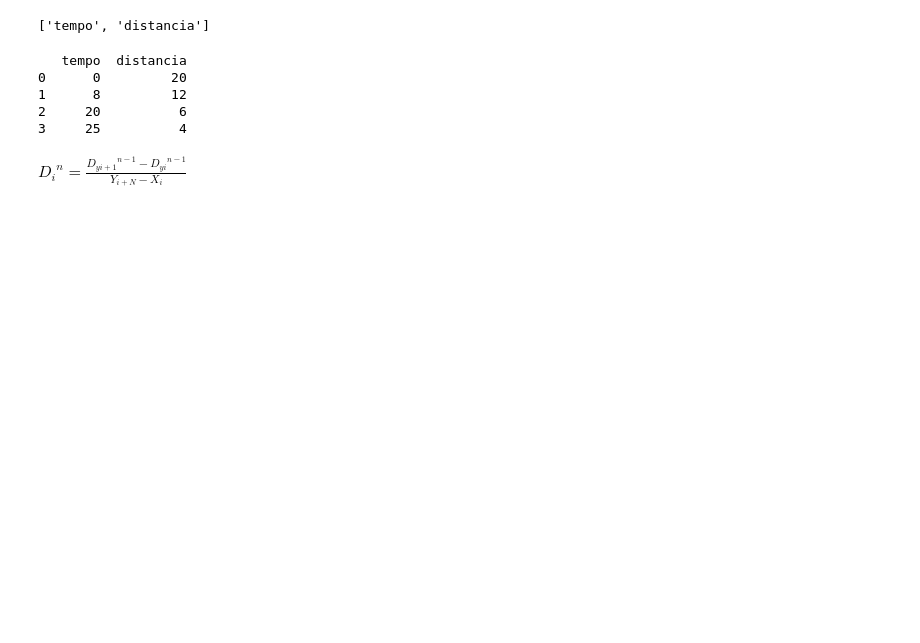
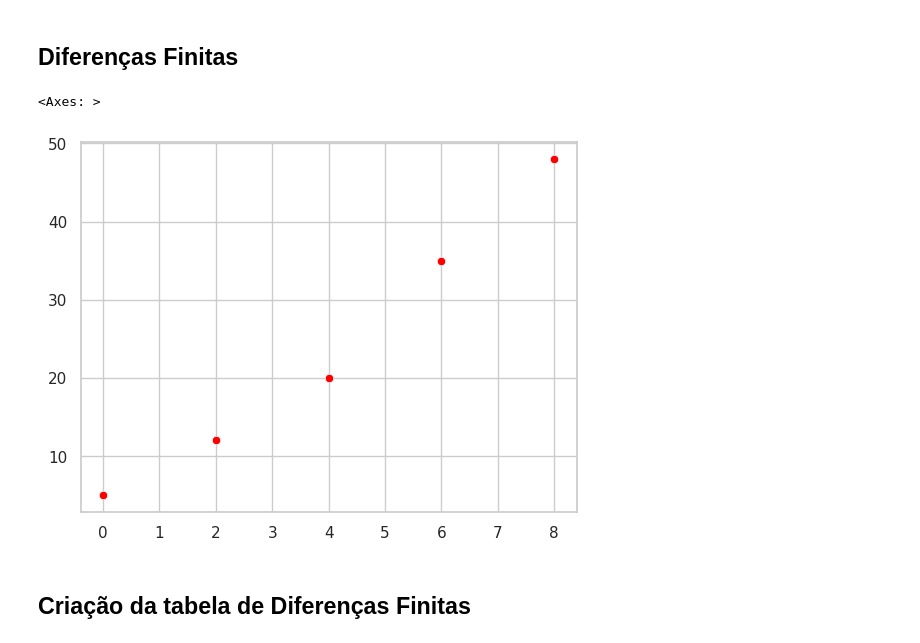
Before and after one commit to YuzuruTK/Numeric-Methods, a Jupyter notebook: interpolation/interpolation_finite_differences.ipynb, the cells around one changed output. Drawn from its saved outputs; the diff is of its cells as text; code cells hidden in the pictures; blank space fills up the shorter version.

```diff
--- a/interpolation/interpolation_finite_differences.ipynb
+++ b/interpolation/interpolation_finite_differences.ipynb
@@ -88,22 +1,21 @@ dataframe = pd.read_csv(csv_folder+csv_name+".csv")
-# %%
-print(dataframe.columns.to_list())
-
-column_x = "tempo"
-column_y = "distancia"
-# %% [output]
-['tempo', 'distancia']
-# %%
-print(dataframe)
-
-# lista de elementos X
-list_x = dataframe[column_x].to_list()
-# lista de elementos Y
-list_y = dataframe[column_y].to_list()
-# %% [output]
-   tempo  distancia
-0      0         20
-1      8         12
-2     20          6
-3     25          4
-# %% [markdown]
-${D_{i}}^n = \frac{{D_{yi + 1}}^{n-1} - {D_{yi}}^{n-1}}{Y_{i+N} - X_{i}}$
+# %% [markdown]
+## Diferenças Finitas
+# %%
+# Importação de Bibliotecas
+import seaborn as sns
+import pandas as pd
+import numpy as np
+# Configura o tema do Seaborn para os gráficos
+sns.set_theme(context="notebook",style="whitegrid",palette="flare")
+
+# Valores de X
+list_x = [0,2, 4, 6, 8]
+# Valores de Y
+list_y = [5,12,20,35,48]
+# Visualização de valores de X e Y
+sns.scatterplot(x=list_x, y=list_y, color="r")
+# %% [output]
+<Axes: >
+[figure, added]
+# %% [markdown]
+## Criação da tabela de Diferenças Finitas
```
Also changed, not shown: parts of 8 cells of this notebook.
